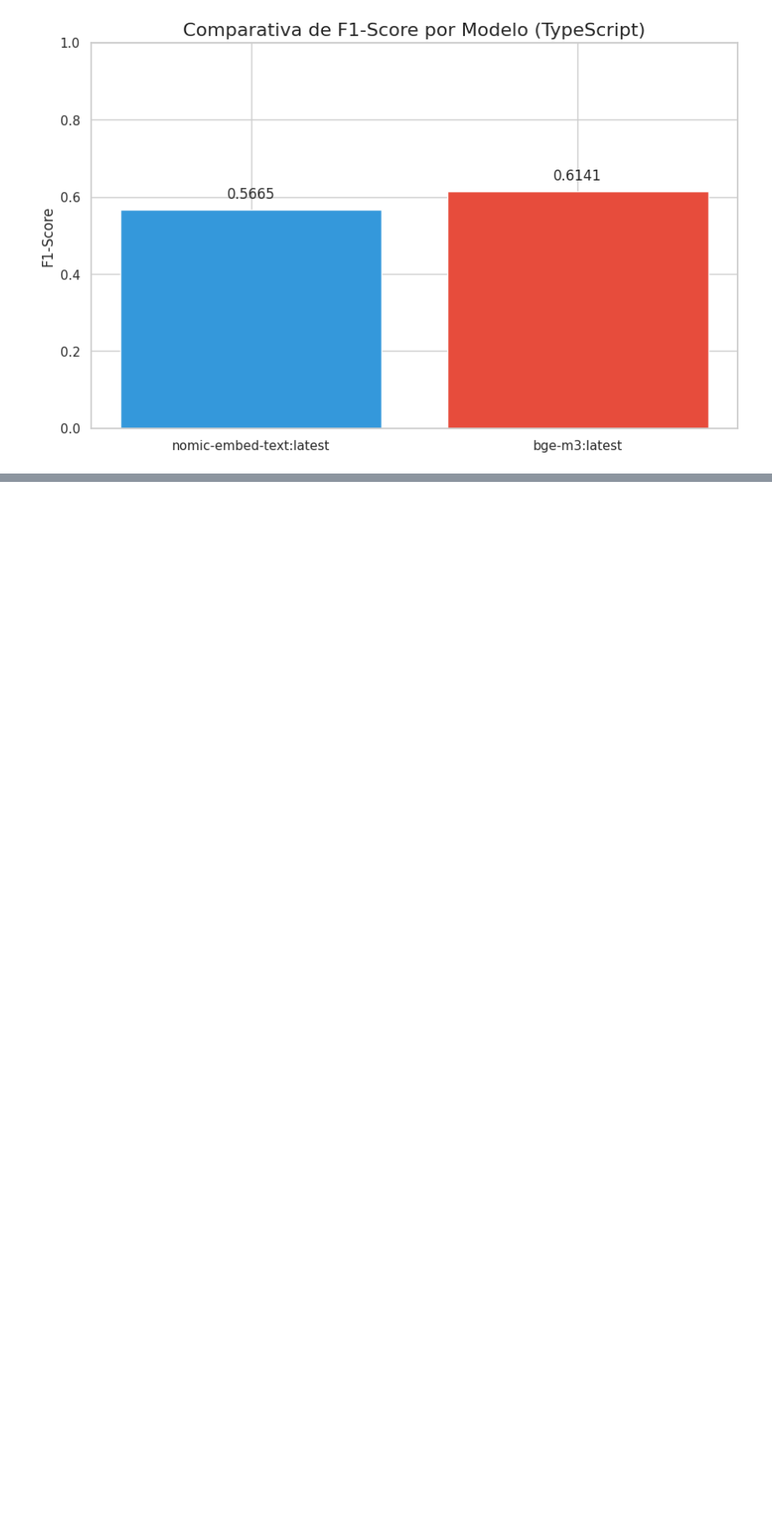
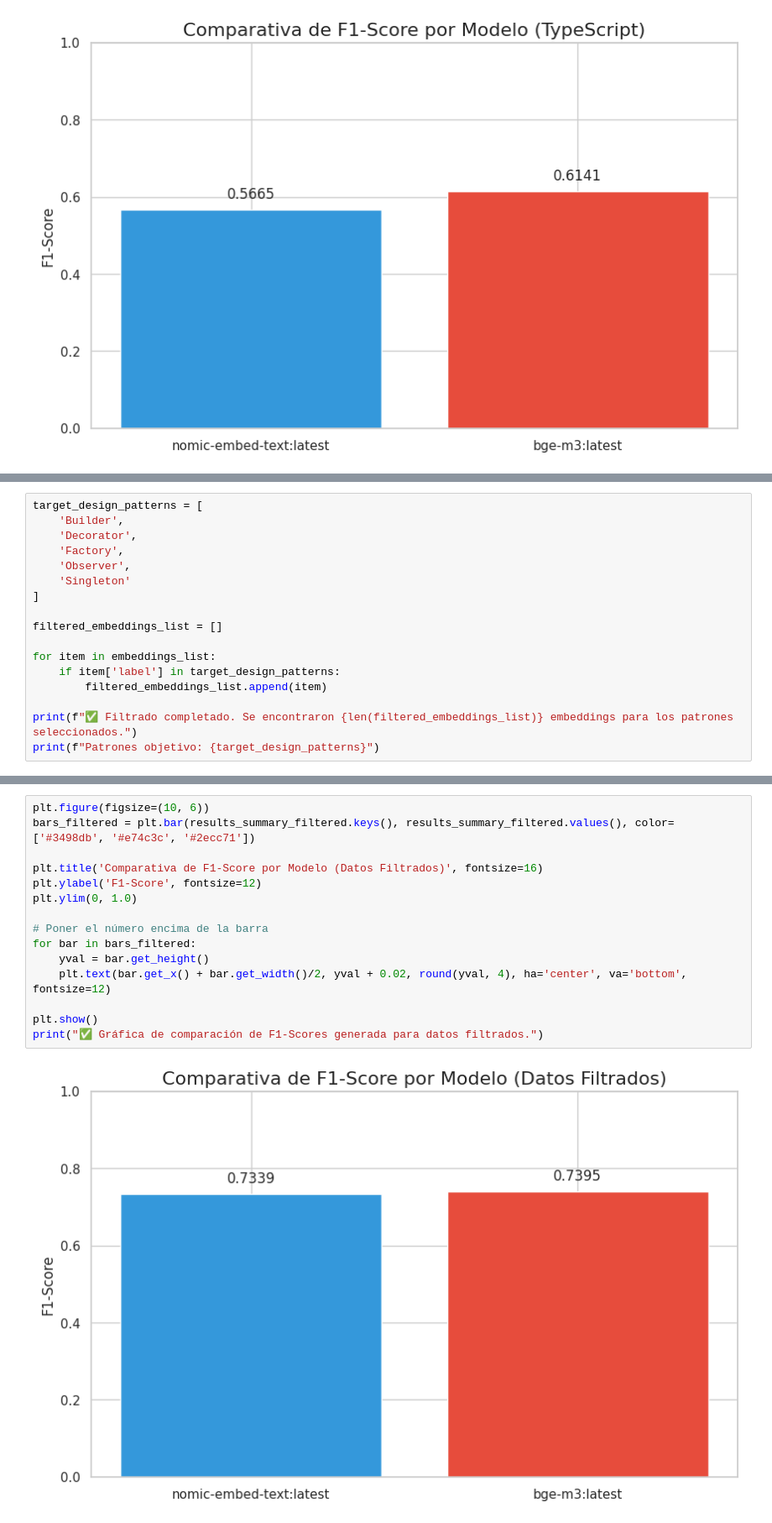
Before and after one commit to Natzgun/DPR-LLM-TYPESCRIPT, a Jupyter notebook: analysis.ipynb, the cells around one changed output, grey strips where cells are left out. Shown at 84% size. Saved outputs shown, nothing was run; the diff lists cells and outputs as text; blank space fills up the shorter version.

```diff
--- a/analysis.ipynb
+++ b/analysis.ipynb
@@ -368,0 +456,17 @@ for group_idx, chunk_start in enumerate(range(0, len(sorted_patterns), PATTERNS_
+# %%
+target_design_patterns = [
+    'Builder',
+    'Decorator',
+    'Factory',
+    'Observer',
+    'Singleton'
+]
+
+filtered_embeddings_list = []
+
+for item in embeddings_list:
+    if item['label'] in target_design_patterns:
+        filtered_embeddings_list.append(item)
+
+print(f"✅ Filtrado completado. Se encontraron {len(filtered_embeddings_list)} embeddings para los patrones seleccionados.")
+print(f"Patrones objetivo: {target_design_patterns}")
@@ -368,0 +597,17 @@ for group_idx, chunk_start in enumerate(range(0, len(sorted_patterns), PATTERNS_
+# %%
+plt.figure(figsize=(10, 6))
+bars_filtered = plt.bar(results_summary_filtered.keys(), results_summary_filtered.values(), color=['#3498db', '#e74c3c', '#2ecc71'])
+
+plt.title('Comparativa de F1-Score por Modelo (Datos Filtrados)', fontsize=16)
+plt.ylabel('F1-Score', fontsize=12)
+plt.ylim(0, 1.0)
+
+# Poner el número encima de la barra
+for bar in bars_filtered:
+    yval = bar.get_height()
+    plt.text(bar.get_x() + bar.get_width()/2, yval + 0.02, round(yval, 4), ha='center', va='bottom', fontsize=12)
+
+plt.show()
+print("✅ Gráfica de comparación de F1-Scores generada para datos filtrados.")
+# %% [output]
+[figure, added]
```
Also changed, not shown: parts of 17 cells of this notebook.
